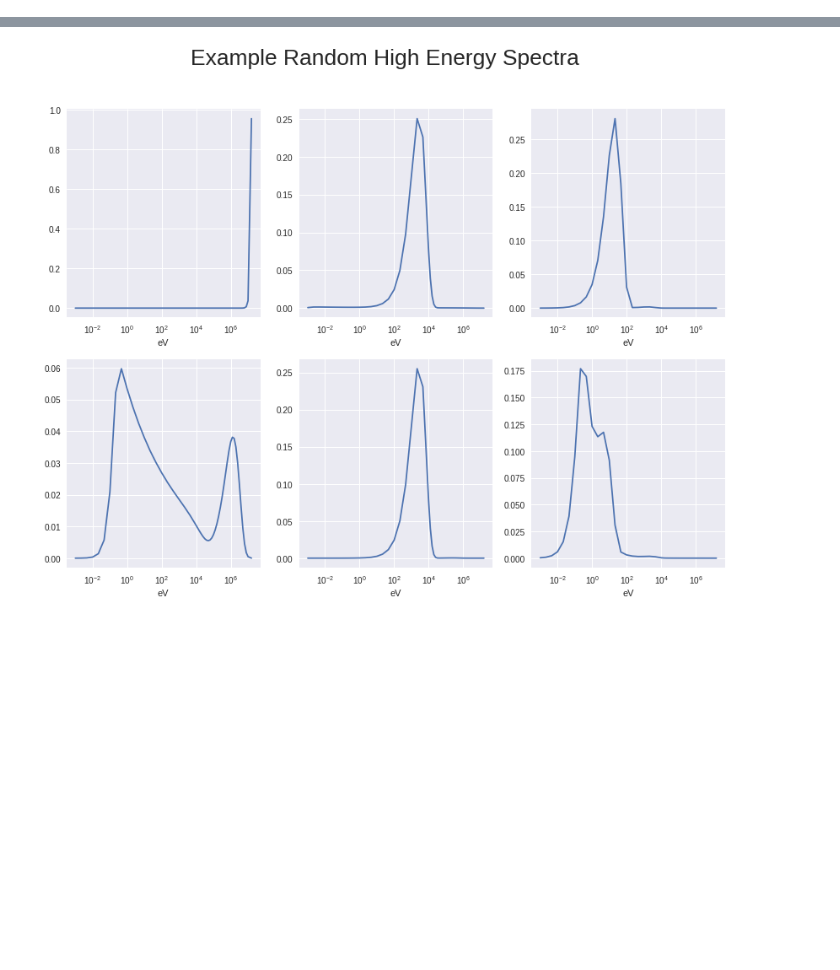
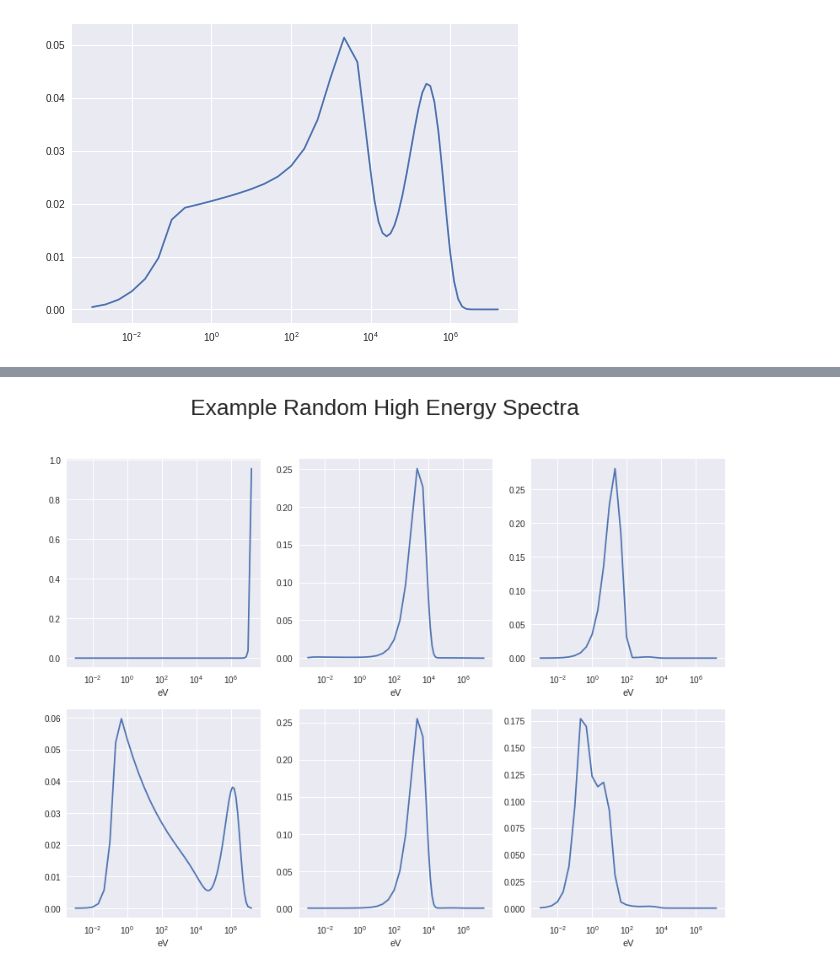
Before and after one commit to JamesMcGreivy/neutron-spectra-generation, a Jupyter notebook: FRUIT/FRUIT Algorithm Testing.ipynb, the cells around one changed output, grey strips where cells are left out. Cells and saved outputs as stored; diff of their text form; code cells hidden in the pictures; blank space fills up the shorter version.

```diff
--- a/FRUIT/FRUIT Algorithm Testing.ipynb
+++ b/FRUIT/FRUIT Algorithm Testing.ipynb
@@ -428,0 +32,6 @@ plt.tight_layout()
+# %%
+plt.plot(constants.Ebins, fruit_spectra.randHighEnergy())
+
+plt.xscale("log")
+# %% [output]
+[figure, added]
```
Also changed, not shown: parts of 46 cells of this notebook, 32 other files.
